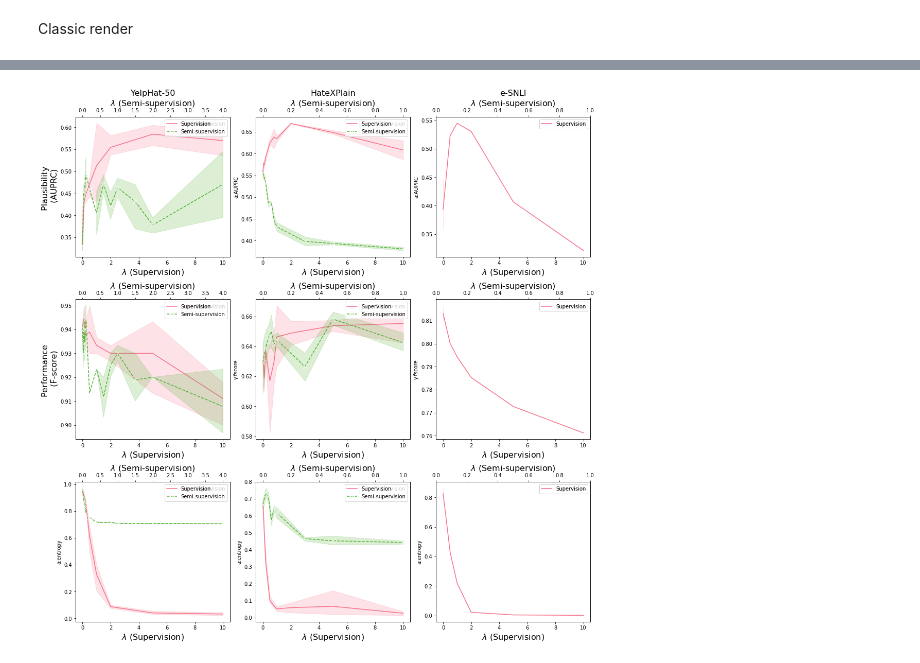
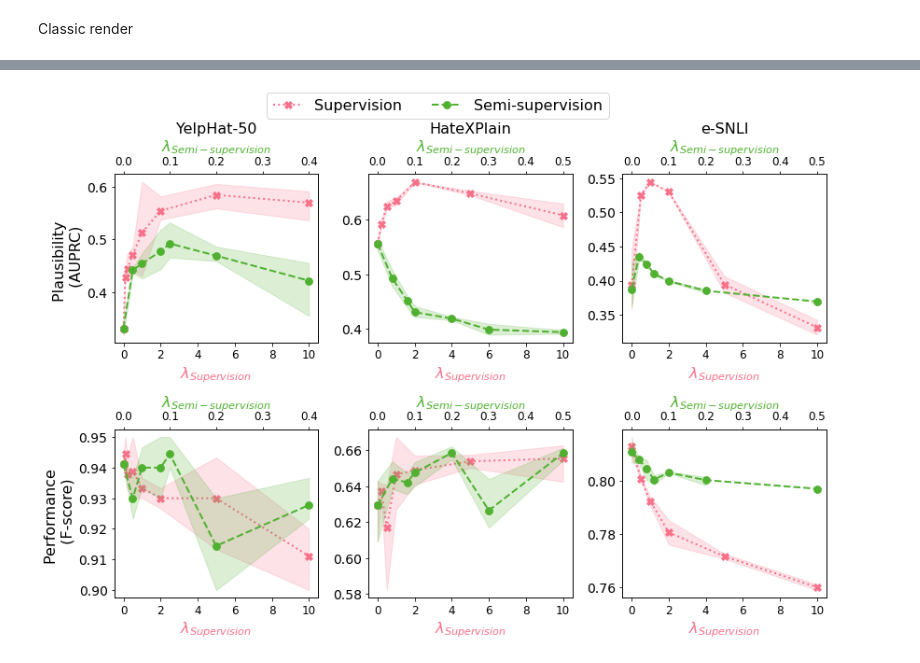
Before and after one commit to Kihansi95/ExplanationPairSentencesTasks, a Jupyter notebook: notebooks/2024-04-14 Thesis.ipynb, the cells around one changed output, grey strips where cells are left out. Saved outputs shown, nothing was run; the diff lists cells and outputs as text; code cells hidden in the pictures.

```diff
--- a/notebooks/2024-04-14 Thesis.ipynb
+++ b/notebooks/2024-04-14 Thesis.ipynb
@@ -51,0 +134,3 @@ Index(['id', 'premise', 'hypothesis', 'label', 'explanation',
+# %%
+ROOT = '/Users/dunguyen/Developer/server_backup/historic/2023-06-05/logs/'
+EXP_ROOT = '/Users/dunguyen/Developer/server_backup/historic/2023-06-05/experiments/'
@@ -51,0 +798,16 @@ Index(['id', 'premise', 'hypothesis', 'label', 'explanation',
+# %%
+# Process each technique and dataset
+for technique in tqdm(['supervision', 'semisupervision', 'regularization']):
+
+    directory_path = f'{EXP_ROOT}/constraint_learning/{technique}/{dataset}/html/'
+
+    # Iterate over files in the directory
+    for filename in os.listdir(directory_path):
+
+        # Extract the instance idx from the filename
+        idx = filename[:-5]  # Strip '.html'
+
+        # Delete file if idx is not in common_instances
+        if idx not in common_instances:
+            os.remove(os.path.join(directory_path, filename))
+            log.info(f"Deleted {os.path.join(directory_path, filename)}")
@@ -140,6 +925,7 @@ for idx, row in tqdm(df_test.iterrows(), total=len(df_test)):
 # %%
 # root for data loading
 ROOT = '/Users/dunguyen/Developer/server_backup/historic/2023-06-05/logs'
+EXP_ROOT = '/Users/dunguyen/Developer/server_backup/historic/2023-06-05/experiments'
 
 import yaml
 import json
@@ -348,48 +1218,94 @@ from matplotlib.ticker import FormatStrFormatter
 from matplotlib import pyplot as plt
 import seaborn as sns
 
-fig, axes = plt.subplots(3, 3, figsize=(15, 15), constrained_layout=True)
+fig, axes = plt.subplots(2, 3, figsize=(12, 8))
 
 ordered_dataset = ['yelphat50', 'hatexplain', 'esnli']
-ordered_metrics = ['a:AUPRC', 'y:fscore', 'a:entropy']
+ordered_metrics = ['a:AUPRC', 'y:fscore']
 
 def get_summary(df, technique, dataset):
     return df[(df['Technique'] == technique) & (df['Dataset'] == dataset)]
 
 for idx_row, axe_row in enumerate(axes):
 
     metric = ordered_metrics[idx_row]
 
     for idx_col, ax in enumerate(axe_row):
 
         dataset = ordered_dataset[idx_col]
 
         df_sup = get_summary(df_constraint, 'Supervision', dataset)
         df_sem = get_summary(df_constraint, 'Semi-supervision', dataset)
 
-        sns.lineplot(x='lambda', y=metric, data=df_sup, markers='o', linestyle='-', color=colors[0], markersize=10, label='Supervision', ax=ax)
-        ax.set_xlabel('$\lambda$ (Supervision)', fontsize=16)
+        sns.lineplot(data=df_sup, label='Supervision',
+                     x='lambda',
+                     y=metric,
+                     marker='X',
+                     linestyle='dotted',
+                     color=colors[0],
+                     markeredgecolor=colors[0],
+                     markersize=8,
+                     linewidth=2,
+                     ax=ax)
+        ax.set_xlabel('$\lambda_{Supervision}$', color=colors[0], fontsize=16)
 
         ax2 = ax.twiny()
 
-        sns.lineplot(x='lambda', y=metric, data=df_sem, marker='x', linestyle='--', color=colors[1], markersize=10, label='Semi-supervision', ax=ax2)
+        sns.lineplot(data=df_sem, label='Semi-supervision',
+                     x='lambda',
+                     y=metric,
+                     marker='o',
+                     linestyle='dashed',
+                     color=colors[1],
+                     markeredgecolor=colors[1],
+                     markersize=8,
+                     linewidth=2,
+                     ax=ax2)
 
         # Setting labels
-        ax2.set_xlabel('$\lambda$ (Semi-supervision)', fontsize=16)
+        ax2.set_xlabel('$\lambda_{Semi-supervision}$', color=colors[1], fontsize=16)
 
-        lines, labels = ax.get_legend_handles_labels()
-        lines2, labels2 = ax2.get_legend_handles_labels()
-        ax2.legend(lines + lines2, labels + labels2)
 
-# set labels
-axes[0][0].set_title('YelpHat-50',fontsize=16)
-axes[0][1].set_title('HateXPlain',fontsize=16)
-axes[0][2].set_title('e-SNLI',fontsize=16)
+        ax.tick_params(axis='x', labelsize=12)
+        ax2.tick_params(axis='x', labelsize=12)
+        ax.tick_params(axis='y', labelsize=14)
 
+# make legend
+lines_1, labels_1 = ax.get_legend_handles_labels()
+lines_2, labels_2 = ax2.get_legend_handles_labels()
+lines = lines_1+lines_2
+labels = labels_1+labels_2
+fig.legend(lines, labels, loc='upper center', bbox_to_anchor=(0.5, 1.05), ncol=3, fontsize=16)
+
+for ax in axes:
+    for a in ax:
+        a.get_legend().remove()
+        a.get_shared_y_axes().get_siblings(a)[0].get_legend().remove()
+
+
+# no space between subfig
+fig.subplots_adjust(hspace=.5, wspace=.3)
+
+# set labels: on the left side
+axes[0][0].set_title('YelpHat-50', fontsize=16)
+axes[0][1].set_title('HateXPlain', fontsize=16)
+axes[0][2].set_title('e-SNLI', fontsize=16)
+
+# set labels: on the top
 axes[0][0].set_ylabel('Plausibility \n (AUPRC)',fontsize=16)
 axes[1][0].set_ylabel('Performance \n (F-score)',fontsize=16)
 
+# remove all other labels
+axes[0][1].set_ylabel('',fontsize=16)
+axes[1][1].set_ylabel('',fontsize=16)
+axes[0][2].set_ylabel('',fontsize=16)
+axes[1][2].set_ylabel('',fontsize=16)
+
+os.makedirs(EXP_ROOT + '/constraint_learning', exist_ok=True)
+# Improve layout
+plt.tight_layout()
+plt.savefig(EXP_ROOT + '/constraint_learning/semisupervision_fscore_auprc.png', bbox_inches="tight", dpi=300)
 plt.show()
 # %% [output]
-[figure, old version]
+[figure, new version]
 # %% [markdown]
```
Also changed, not shown: parts of 58 cells of this notebook, 11 other files.
